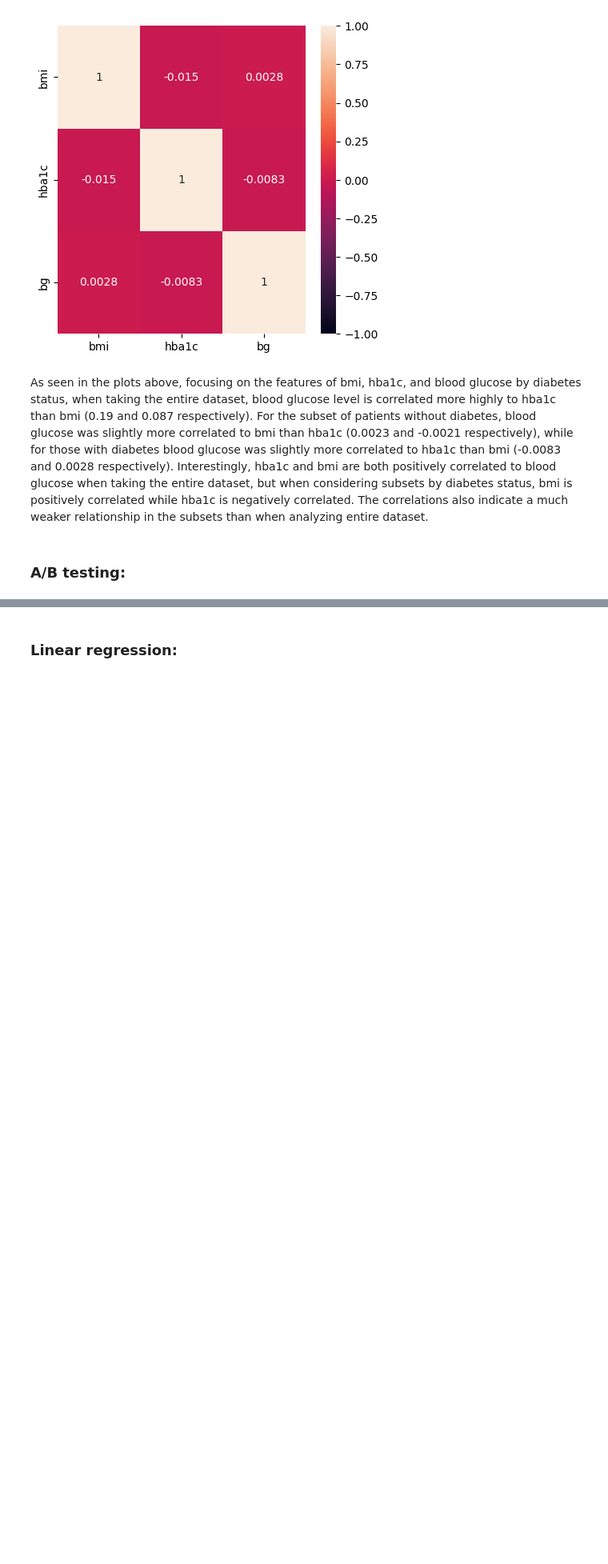
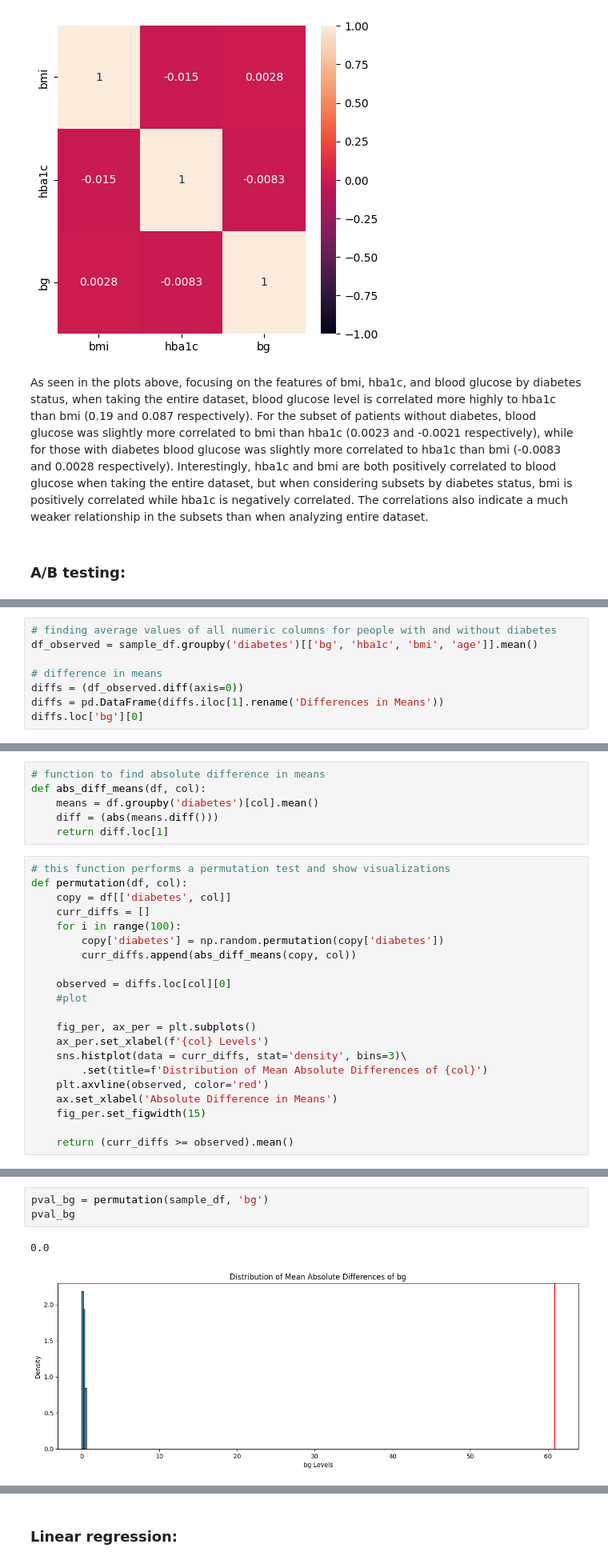
Before and after one commit to harshi-saha/cogs108-project, a Jupyter notebook: FinalProject_group014.ipynb, the cells around one changed output, grey strips where cells are left out. Shown at 80% size. Cells and saved outputs as stored; diff of their text form; blank space fills up the shorter version.

```diff
--- a/FinalProject_group014.ipynb
+++ b/FinalProject_group014.ipynb
@@ -708,0 +721,8 @@ As seen in the plots above, focusing on the features of bmi, hba1c, and blood gl
+# %%
+# finding average values of all numeric columns for people with and without diabetes
+df_observed = sample_df.groupby('diabetes')[['bg', 'hba1c', 'bmi', 'age']].mean()
+
+# difference in means
+diffs = (df_observed.diff(axis=0))
+diffs = pd.DataFrame(diffs.iloc[1].rename('Differences in Means'))
+diffs.loc['bg'][0]
@@ -708,0 +731,27 @@ As seen in the plots above, focusing on the features of bmi, hba1c, and blood gl
+# %%
+# function to find absolute difference in means
+def abs_diff_means(df, col):
+    means = df.groupby('diabetes')[col].mean()
+    diff = (abs(means.diff()))
+    return diff.loc[1]
+# %%
+# this function performs a permutation test and show visualizations
+def permutation(df, col):
+    copy = df[['diabetes', col]]
+    curr_diffs = []
+    for i in range(100):
+        copy['diabetes'] = np.random.permutation(copy['diabetes'])
+        curr_diffs.append(abs_diff_means(copy, col))
+
+    observed = diffs.loc[col][0]
+    #plot
+
+    fig_per, ax_per = plt.subplots()
+    ax_per.set_xlabel(f'{col} Levels')
+    sns.histplot(data = curr_diffs, stat='density', bins=3)\
+        .set(title=f'Distribution of Mean Absolute Differences of {col}')
+    plt.axvline(observed, color='red')
+    ax.set_xlabel('Absolute Difference in Means')
+    fig_per.set_figwidth(15)
+
+    return (curr_diffs >= observed).mean()
@@ -708,0 +773,6 @@ As seen in the plots above, focusing on the features of bmi, hba1c, and blood gl
+# %%
+pval_bg = permutation(sample_df, 'bg')
+pval_bg
+# %% [output]
+0.0
+[figure, added]
```
Also changed, not shown: parts of 26 cells of this notebook.
